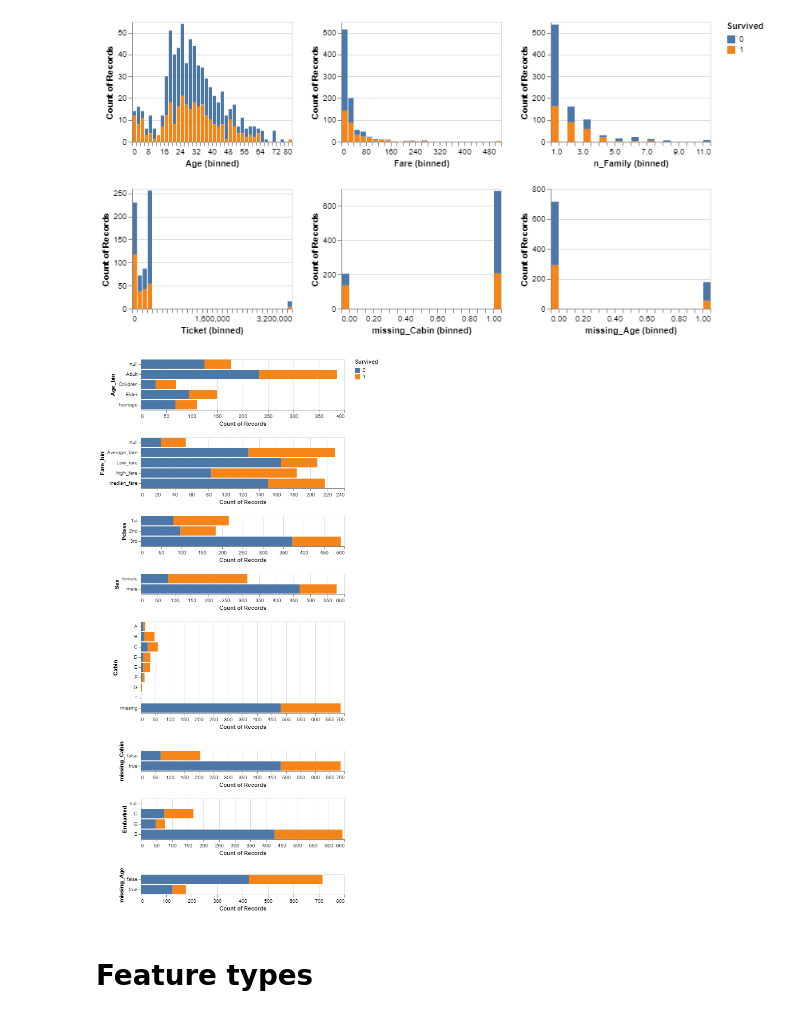
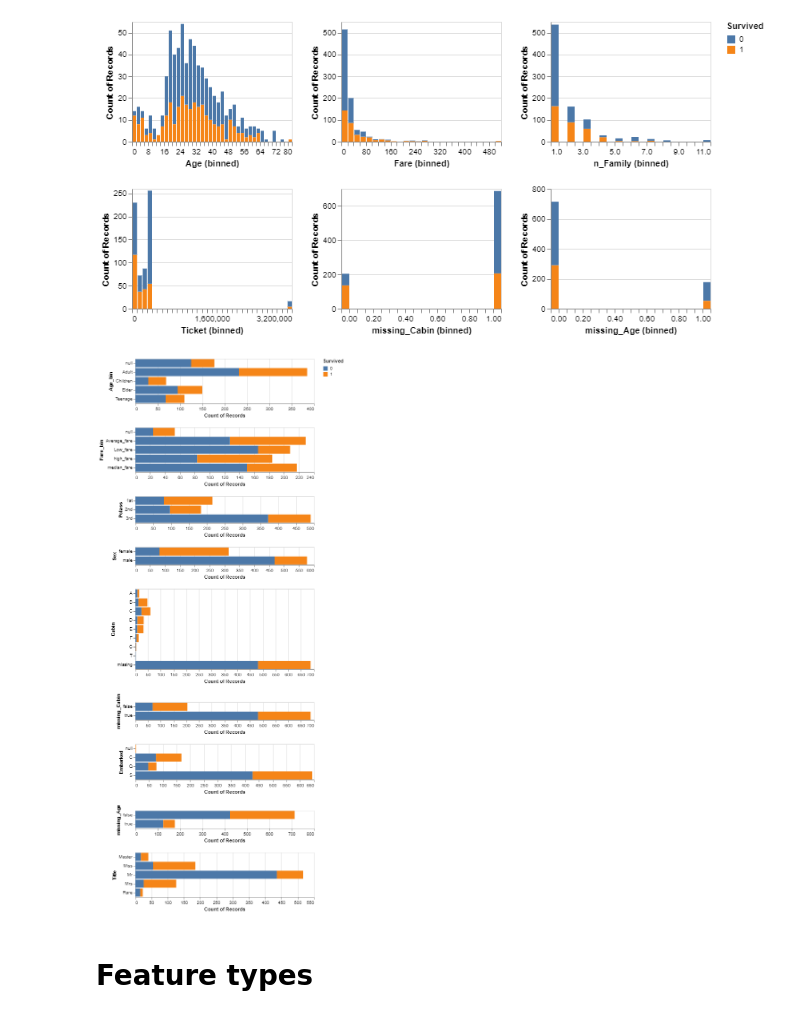
Before and after one commit to johnwslee/Titanic, a Jupyter notebook: Titanic.ipynb, the cells around one changed output. Saved outputs shown, nothing was run; the diff lists cells and outputs as text; code cells hidden in the pictures.

Commit message:
Implemented Title feature

```diff
--- a/Titanic.ipynb
+++ b/Titanic.ipynb
@@ -163,0 +149,17 @@ train_df
+# %%
+def get_title(name):
+    title_search = re.search(' ([A-Za-z]+)\.', name)
+    # If the title exists, extract and return it.
+    if title_search:
+        return title_search.group(1)
+    return ""
+
+# Create a new feature Title, containing the titles of passenger names
+train_df['Title'] = train_df['Name'].apply(get_title)
+
+# Group all non-common titles into one single grouping "Rare"
+train_df['Title'] = train_df['Title'].replace(['Lady', 'Countess','Capt', 'Col','Don',
+                                             'Dr', 'Major', 'Rev', 'Sir', 'Jonkheer', 'Dona'], 'Rare')
+train_df['Title'] = train_df['Title'].replace('Mlle', 'Miss')
+train_df['Title'] = train_df['Title'].replace('Ms', 'Miss')
+train_df['Title'] = train_df['Title'].replace('Mme', 'Mrs')
@@ -217,35 +236,40 @@ plot_pclass = alt.Chart(train_df).mark_bar().encode(
     x='count()',
     fill='Survived'
 )
 plot_sex = alt.Chart(train_df).mark_bar().encode(
     y='Sex',
     x='count()',
     fill='Survived'
 )
 plot_cabin = alt.Chart(train_df).mark_bar().encode(
     x='count()',
     y='Cabin',
     fill='Survived'
 )
 plot_missing_cabin = alt.Chart(train_df).mark_bar().encode(
     x='count()',
     y='missing_Cabin',
     fill='Survived'
 )
 plot_embarked = alt.Chart(train_df).mark_bar().encode(
     y='Embarked',
     x='count()',
     fill='Survived'
 )
 plot_missing_age = alt.Chart(train_df).mark_bar().encode(
     x='count()',
     y='missing_Age',
     fill='Survived'
 )
+plot_title = alt.Chart(train_df).mark_bar().encode(
+    x='count()',
+    y='Title',
+    fill='Survived'
+)
 
-plot_age_bin & plot_fare_bin & plot_pclass & plot_sex & plot_cabin & plot_missing_cabin & plot_embarked & plot_missing_age
+plot_age_bin & plot_fare_bin & plot_pclass & plot_sex & plot_cabin & plot_missing_cabin & plot_embarked & plot_missing_age & plot_title
 # %% [output]
-[figure, old version]
+[figure, new version]
 # %%
 X_train, y_train = train_df.drop(columns=['Survived']), train_df['Survived']
 # %% [markdown]
```
Also changed, not shown: parts of 23 cells of this notebook.
